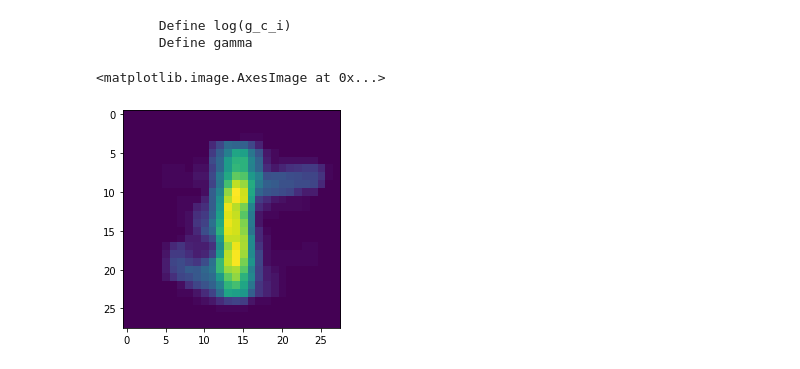
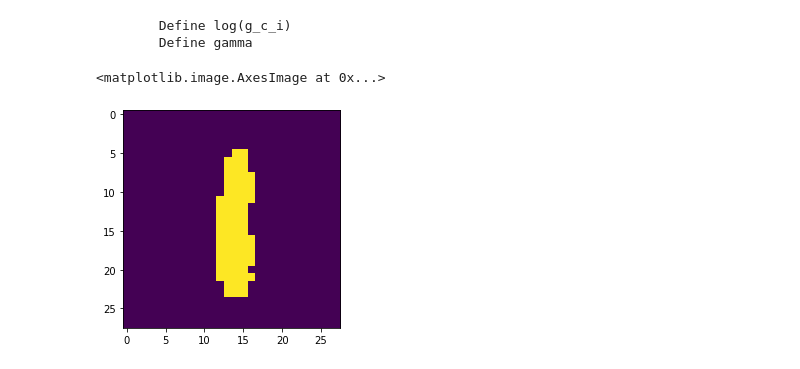
Before and after one commit to JacKira/BayesMethods, a Jupyter notebook: Lab/lab_descr.ipynb, the cells around one changed output. Drawn from its saved outputs; the diff is of its cells as text; code cells hidden in the pictures.

```diff
--- a/Lab/lab_descr.ipynb
+++ b/Lab/lab_descr.ipynb
@@ -307,6 +310,7 @@ def train_EM(X, C=10, rtol=1e-3, max_iter=10, restarts=10):
         mu0 = rand_mu(X, C, d)
         loss = None
         for i in range(max_iter):
+            gc.collect()
             pi, mu = pi0, mu0
             print('\nRun E - step')
             gamma = E_step(X, pi, mu)
@@ -350,9 +354,9 @@ def train_EM(X, C=10, rtol=1e-3, max_iter=10, restarts=10):
 4. Попробовать улучшить результат (варьировать различные параметры), подумать как оценивать качество.
 5. Написать вывод.
 # %%
-n = 1
+n = 3
 thr = 0.45 + (n - 1) / 100 # Номер варианта см. список группы
-X_train_var = X_train[600*(n-1): 600*n]
-Y_train_var = y_train[600*(n-1): 600*n]
+X_train_var = X_train[6000*(n-1): 6000*n]
+Y_train_var = y_train[6000*(n-1): 6000*n]
 X_train_var.shape
 # %% [output]
@@ -375,3 +379,3 @@ X_train_var.reshape(-1, 28*28).shape
 # %%
-losses, pi, mu = train_EM(X_train_var.reshape(-1, 28*28), restarts= 2)
+losses, pi, mu = train_EM(X_train_var.reshape(-1, 28*28), restarts= 1)
 # %% [output]
@@ -395,4 +390,6 @@ Loss -5323591.90
 # %%
+mu[mu > thr] = 1
+mu[mu < thr] = 0
 fig, ax = plt.subplots(len(mu), 1, figsize = (len(mu) * 20, 20))
 for i, v in enumerate(mu):
     ax[i].imshow(v.reshape(28, 28))
@@ -422,8 +419,8 @@ new_pi, new_mu = M_step(np.array([X_train.reshape(-1, 28*28)[8]]), gamma)
 # %%
 pred = mu[np.argmax(new_pi)].reshape(28, 28)
 pred[pred >= thr] = 1
-pred[X_train_var < thr] = 0
-plt.imshow()
+pred[pred < thr] = 0
+plt.imshow(pred)
 # %% [output]
 <matplotlib.image.AxesImage at 0x...>
-[figure, old version]
+[figure, new version]
```
Also changed, not shown: parts of 9 cells of this notebook.
